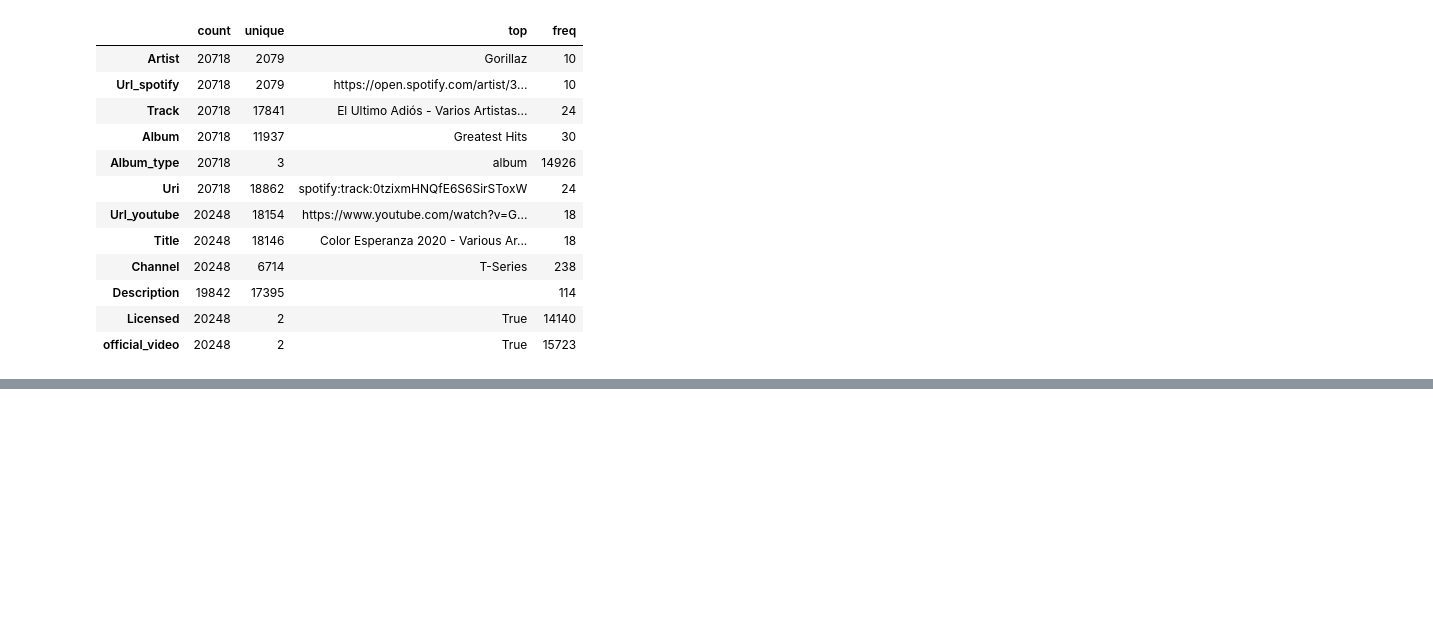
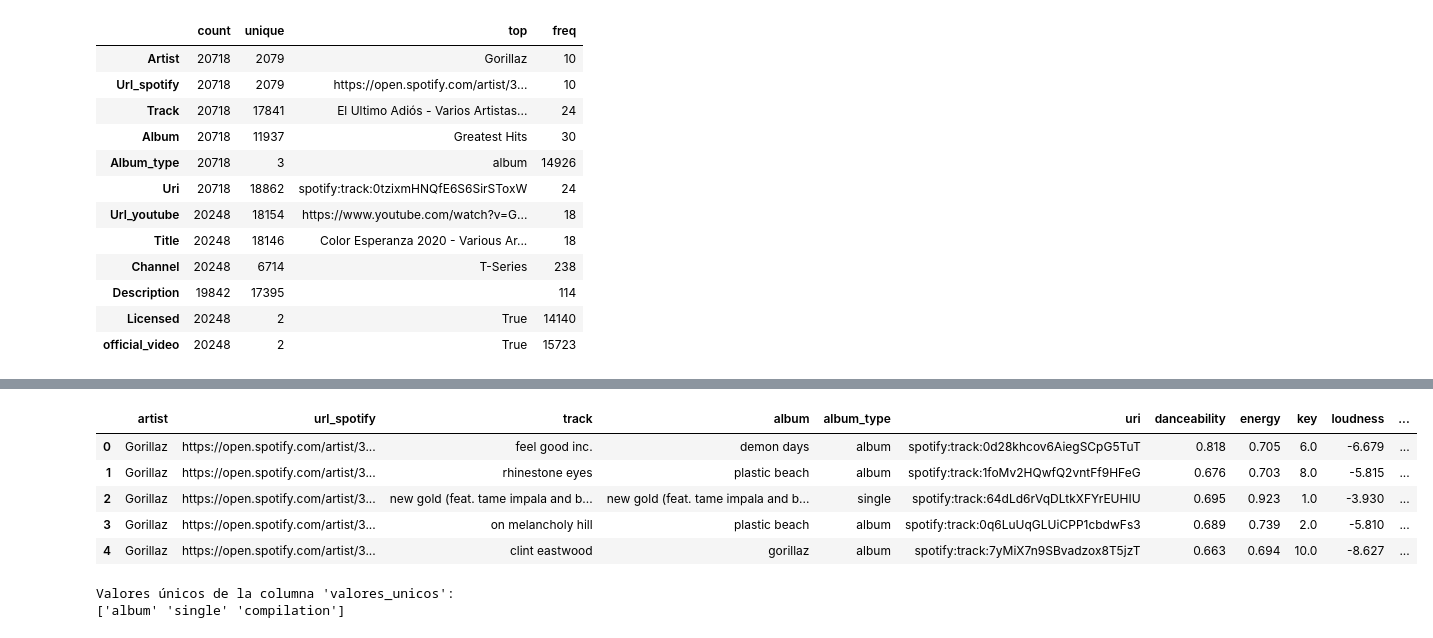
Before and after one commit to TeresaAdalab/Modu-3-Evaluaci-n-Intermedia, a Jupyter notebook: Evalución Intermedia Modulo 3.ipynb, the cells around one changed output, grey strips where cells are left out. Cells and saved outputs as stored; diff of their text form; code cells hidden in the pictures; blank space fills up the shorter version.

```diff
--- a/Evalución Intermedia Modulo 3.ipynb
+++ b/Evalución Intermedia Modulo 3.ipynb
@@ -187,0 +267,25 @@ estadisticos_categoricos
+# %%
+def reemplazar_simbolo_dolar(df):
+    # Reemplazar '$' por 's' en la columna 'artist'
+    df['artist'] = df['artist'].str.replace('$', 's')
+
+    return df
+# %%
+df = reemplazar_simbolo_dolar(df)
+df.head()
+# %% [output]
+|  | artist | url_spotify | track | album | album_type | uri | danceability | energy | key | loudness | ... |
+| 0 | Gorillaz | https://open.spotify.com/artist/3... | feel good inc. | demon days | album | spotify:track:0d28khcov6AiegSCpG5TuT | 0.818 | 0.705 | 6.0 | -6.679 | ... |
+| 1 | Gorillaz | https://open.spotify.com/artist/3... | rhinestone eyes | plastic beach | album | spotify:track:1foMv2HQwfQ2vntFf9HFeG | 0.676 | 0.703 | 8.0 | -5.815 | ... |
+| 2 | Gorillaz | https://open.spotify.com/artist/3... | new gold (feat. tame impala and b... | new gold (feat. tame impala and b... | single | spotify:track:64dLd6rVqDLtkXFYrEUHIU | 0.695 | 0.923 | 1.0 | -3.930 | ... |
+| 3 | Gorillaz | https://open.spotify.com/artist/3... | on melancholy hill | plastic beach | album | spotify:track:0q6LuUqGLUiCPP1cbdwFs3 | 0.689 | 0.739 | 2.0 | -5.810 | ... |
+| 4 | Gorillaz | https://open.spotify.com/artist/3... | clint eastwood | gorillaz | album | spotify:track:7yMiX7n9SBvadzox8T5jzT | 0.663 | 0.694 | 10.0 | -8.627 | ... |
+# %%
+##3.Filtrado de datos:
+valores_unicos = df['album_type'].unique()
+
+print("Valores únicos de la columna 'valores_unicos':")
+print(valores_unicos)
+# %% [output]
+Valores únicos de la columna 'valores_unicos':
+['album' 'single' 'compilation']
```
Also changed, not shown: parts of 24 cells of this notebook.
